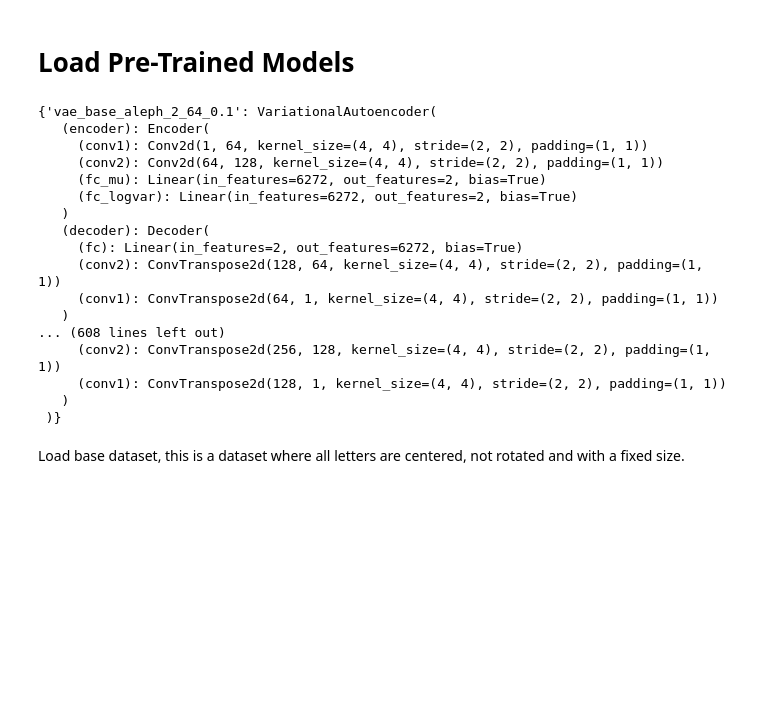
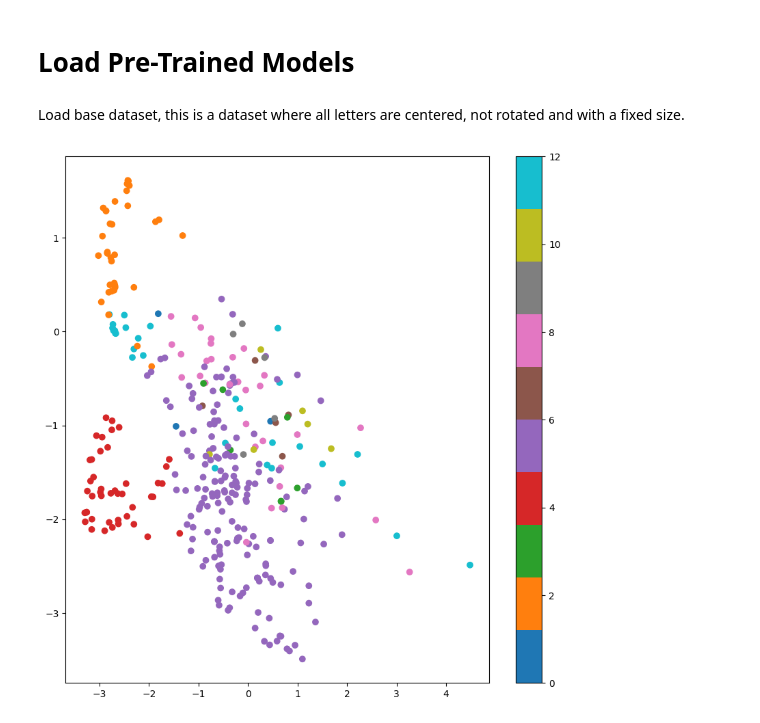
Before and after one commit to bensapirstein/DeepGraphemics, a Jupyter notebook: 6_model_evaluation.ipynb, the cells around one changed output. Saved outputs shown, nothing was run; the diff lists cells and outputs as text; code cells hidden in the pictures; blank space fills up the shorter version.

Commit message:
visualize images and reconstructions in latent space coordinates

```diff
--- a/6_model_evaluation.ipynb
+++ b/6_model_evaluation.ipynb
@@ -38,7 +42,9 @@ example_config = dotdict({
     'variational_beta': 1.0
 })
 
-vae = load_vae(example_config, 'base', 'aleph', device)
+example_letter = 'aleph'
+
+example_vae = load_vae(example_config, 'base', example_letter, device)
 # %%
 # hyperparameter ranges for model evaluation
 latent_dims = [2, 3]
@@ -63,24 +70,4 @@ for ds_type, letter, latent_dim, cap, beta in itertools.product(ds_types, letter
     models[model_name] = model
-# %%
-models
-# %% [output]
-{'vae_base_aleph_2_64_0.1': VariationalAutoencoder(
-   (encoder): Encoder(
-     (conv1): Conv2d(1, 64, kernel_size=(4, 4), stride=(2, 2), padding=(1, 1))
-     (conv2): Conv2d(64, 128, kernel_size=(4, 4), stride=(2, 2), padding=(1, 1))
-     (fc_mu): Linear(in_features=6272, out_features=2, bias=True)
-     (fc_logvar): Linear(in_features=6272, out_features=2, bias=True)
-   )
-   (decoder): Decoder(
-     (fc): Linear(in_features=2, out_features=6272, bias=True)
-     (conv2): ConvTranspose2d(128, 64, kernel_size=(4, 4), stride=(2, 2), padding=(1, 1))
-     (conv1): ConvTranspose2d(64, 1, kernel_size=(4, 4), stride=(2, 2), padding=(1, 1))
-   )
-... (608 lines left out)
-     (conv2): ConvTranspose2d(256, 128, kernel_size=(4, 4), stride=(2, 2), padding=(1, 1))
-     (conv1): ConvTranspose2d(128, 1, kernel_size=(4, 4), stride=(2, 2), padding=(1, 1))
-   )
- )}
 # %% [markdown]
 Load base dataset, this is a dataset where all letters are centered, not rotated and with a fixed size.
 # %%
@@ -93,5 +80,5 @@ img_transform = transforms.Compose([
     transforms.ToTensor()
 ])
 
-dataset = GraphemesDataset(data_dir, test_size=0, by_letter=letter, transform=img_transform)
+dataset = GraphemesDataset(data_dir, test_size=0, by_letter=example_letter, transform=img_transform)
 dataloader = DataLoader(dataset, batch_size=128, shuffle=True)
@@ -97,0 +130,10 @@ dataloader = DataLoader(dataset, batch_size=128, shuffle=True)
+# %%
+# if latent dims is 2 or 3, then plot the latent space
+
+if example_config.latent_dims == 2:
+    fig = plt.figure(figsize=(10, 10))
+    plt.scatter(z[:, 0], z[:, 1], c=y, cmap='tab10')
+    plt.colorbar()
+    plt.show()
+# %% [output]
+[figure, added]
```
Also changed, not shown: parts of 6 cells of this notebook, 1 other file.
